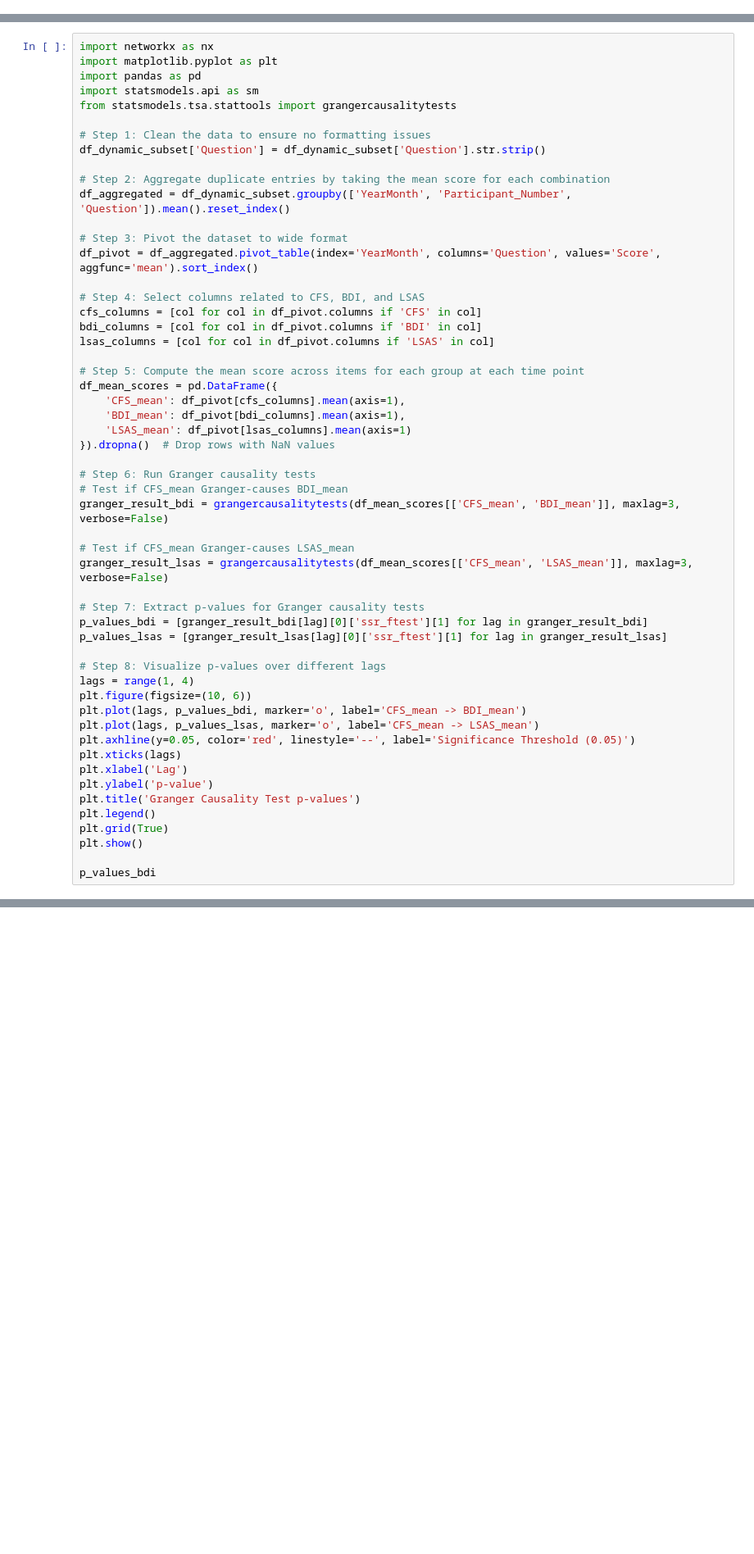
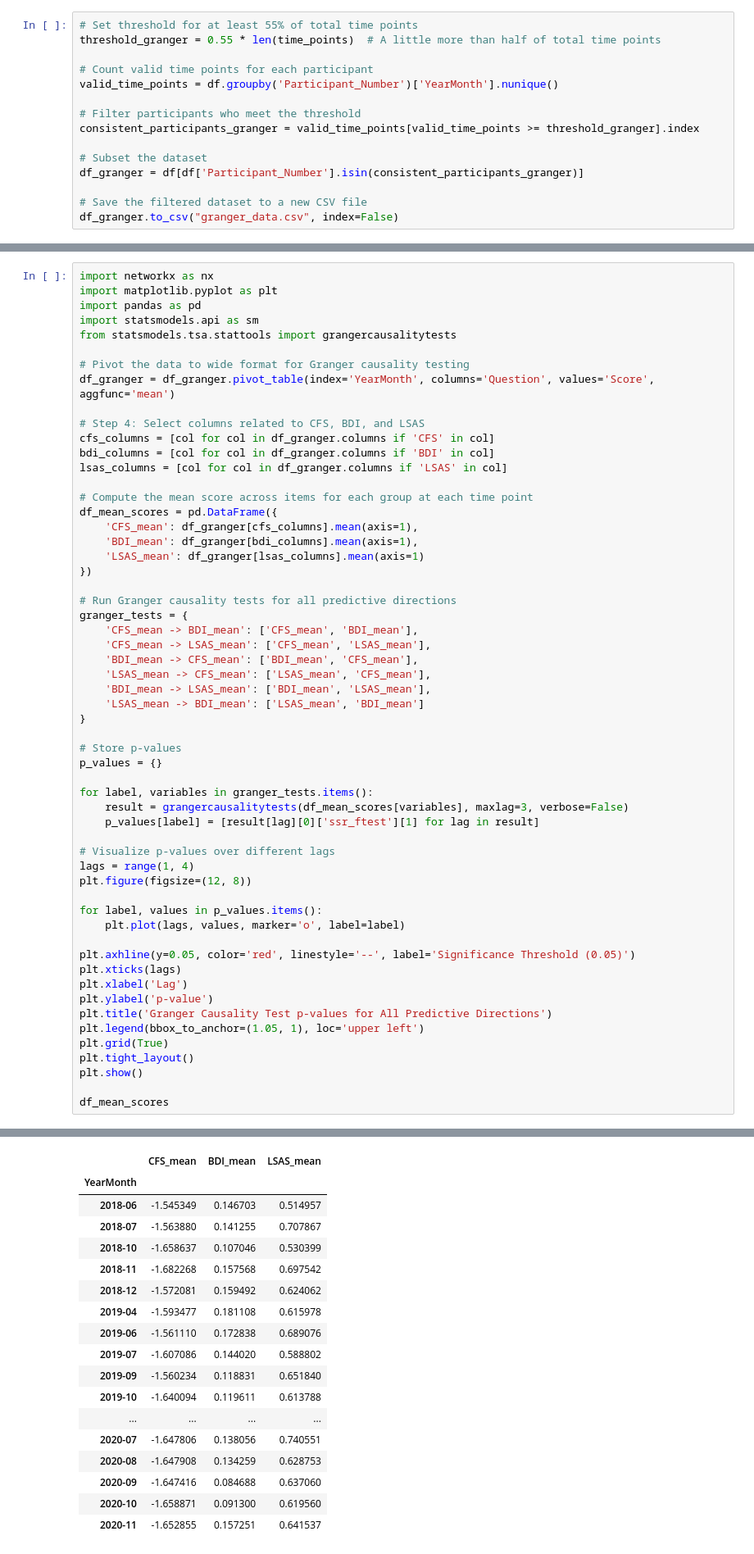
Before and after one commit to madisonlaprise/Senior_Thesis, a Jupyter notebook: Study2/Granger/Granger_Causality.ipynb, the cells around one changed output, grey strips where cells are left out. Shown at 82% size. Saved outputs shown, nothing was run; the diff lists cells and outputs as text; blank space fills up the shorter version.

```diff
--- a/Study2/Granger/Granger_Causality.ipynb
+++ b/Study2/Granger/Granger_Causality.ipynb
@@ -35,0 +127,15 @@ for time_point in time_points:
+# %%
+# Set threshold for at least 55% of total time points
+threshold_granger = 0.55 * len(time_points)  # A little more than half of total time points
+
+# Count valid time points for each participant
+valid_time_points = df.groupby('Participant_Number')['YearMonth'].nunique()
+
+# Filter participants who meet the threshold
+consistent_participants_granger = valid_time_points[valid_time_points >= threshold_granger].index
+
+# Subset the dataset
+df_granger = df[df['Participant_Number'].isin(consistent_participants_granger)]
+
+# Save the filtered dataset to a new CSV file
+df_granger.to_csv("granger_data.csv", index=False)
@@ -44,51 +164,54 @@ import pandas as pd
 import statsmodels.api as sm
 from statsmodels.tsa.stattools import grangercausalitytests
 
-# Step 1: Clean the data to ensure no formatting issues
-df_dynamic_subset['Question'] = df_dynamic_subset['Question'].str.strip()
-
-# Step 2: Aggregate duplicate entries by taking the mean score for each combination
-df_aggregated = df_dynamic_subset.groupby(['YearMonth', 'Participant_Number', 'Question']).mean().reset_index()
-
-# Step 3: Pivot the dataset to wide format
-df_pivot = df_aggregated.pivot_table(index='YearMonth', columns='Question', values='Score', aggfunc='mean').sort_index()
+# Pivot the data to wide format for Granger causality testing
+df_granger = df_granger.pivot_table(index='YearMonth', columns='Question', values='Score', aggfunc='mean')
 
 # Step 4: Select columns related to CFS, BDI, and LSAS
-cfs_columns = [col for col in df_pivot.columns if 'CFS' in col]
-bdi_columns = [col for col in df_pivot.columns if 'BDI' in col]
-lsas_columns = [col for col in df_pivot.columns if 'LSAS' in col]
+cfs_columns = [col for col in df_granger.columns if 'CFS' in col]
+bdi_columns = [col for col in df_granger.columns if 'BDI' in col]
+lsas_columns = [col for col in df_granger.columns if 'LSAS' in col]
 
-# Step 5: Compute the mean score across items for each group at each time point
+# Compute the mean score across items for each group at each time point
 df_mean_scores = pd.DataFrame({
-    'CFS_mean': df_pivot[cfs_columns].mean(axis=1),
-    'BDI_mean': df_pivot[bdi_columns].mean(axis=1),
-    'LSAS_mean': df_pivot[lsas_columns].mean(axis=1)
-}).dropna()  # Drop rows with NaN values
+    'CFS_mean': df_granger[cfs_columns].mean(axis=1),
+    'BDI_mean': df_granger[bdi_columns].mean(axis=1),
+    'LSAS_mean': df_granger[lsas_columns].mean(axis=1)
+})
 
-# Step 6: Run Granger causality tests
-# Test if CFS_mean Granger-causes BDI_mean
-granger_result_bdi = grangercausalitytests(df_mean_scores[['CFS_mean', 'BDI_mean']], maxlag=3, verbose=False)
+# Run Granger causality tests for all predictive directions
+granger_tests = {
+    'CFS_mean -> BDI_mean': ['CFS_mean', 'BDI_mean'],
+    'CFS_mean -> LSAS_mean': ['CFS_mean', 'LSAS_mean'],
+    'BDI_mean -> CFS_mean': ['BDI_mean', 'CFS_mean'],
+    'LSAS_mean -> CFS_mean': ['LSAS_mean', 'CFS_mean'],
+    'BDI_mean -> LSAS_mean': ['BDI_mean', 'LSAS_mean'],
+    'LSAS_mean -> BDI_mean': ['LSAS_mean', 'BDI_mean']
+}
 
-# Test if CFS_mean Granger-causes LSAS_mean
-granger_result_lsas = grangercausalitytests(df_mean_scores[['CFS_mean', 'LSAS_mean']], maxlag=3, verbose=False)
+# Store p-values
+p_values = {}
 
-# Step 7: Extract p-values for Granger causality tests
-p_values_bdi = [granger_result_bdi[lag][0]['ssr_ftest'][1] for lag in granger_result_bdi]
-p_values_lsas = [granger_result_lsas[lag][0]['ssr_ftest'][1] for lag in granger_result_lsas]
+for label, variables in granger_tests.items():
+    result = grangercausalitytests(df_mean_scores[variables], maxlag=3, verbose=False)
+    p_values[label] = [result[lag][0]['ssr_ftest'][1] for lag in result]
 
-# Step 8: Visualize p-values over different lags
+# Visualize p-values over different lags
 lags = range(1, 4)
-plt.figure(figsize=(10, 6))
-plt.plot(lags, p_values_bdi, marker='o', label='CFS_mean -> BDI_mean')
-plt.plot(lags, p_values_lsas, marker='o', label='CFS_mean -> LSAS_mean')
+plt.figure(figsize=(12, 8))
+
+for label, values in p_values.items():
+    plt.plot(lags, values, marker='o', label=label)
+
 plt.axhline(y=0.05, color='red', linestyle='--', label='Significance Threshold (0.05)')
 plt.xticks(lags)
 plt.xlabel('Lag')
 plt.ylabel('p-value')
-plt.title('Granger Causality Test p-values')
-plt.legend()
+plt.title('Granger Causality Test p-values for All Predictive Directions')
+plt.legend(bbox_to_anchor=(1.05, 1), loc='upper left')
 plt.grid(True)
+plt.tight_layout()
 plt.show()
 
-p_values_bdi
+df_mean_scores
 # %% [output]
@@ -99,0 +219,18 @@ verbose is deprecated since functions should not print results
+|  | CFS_mean | BDI_mean | LSAS_mean |
+| YearMonth |  |  |  |
+| 2018-06 | -1.545349 | 0.146703 | 0.514957 |
+| 2018-07 | -1.563880 | 0.141255 | 0.707867 |
+| 2018-10 | -1.658637 | 0.107046 | 0.530399 |
+| 2018-11 | -1.682268 | 0.157568 | 0.697542 |
+| 2018-12 | -1.572081 | 0.159492 | 0.624062 |
+| 2019-04 | -1.593477 | 0.181108 | 0.615978 |
+| 2019-06 | -1.561110 | 0.172838 | 0.689076 |
+| 2019-07 | -1.607086 | 0.144020 | 0.588802 |
+| 2019-09 | -1.560234 | 0.118831 | 0.651840 |
+| 2019-10 | -1.640094 | 0.119611 | 0.613788 |
+| ... | ... | ... | ... |
+| 2020-07 | -1.647806 | 0.138056 | 0.740551 |
+| 2020-08 | -1.647908 | 0.134259 | 0.628753 |
+| 2020-09 | -1.647416 | 0.084688 | 0.637060 |
+| 2020-10 | -1.658871 | 0.091300 | 0.619560 |
+| 2020-11 | -1.652855 | 0.157251 | 0.641537 |
```
Also changed, not shown: parts of 15 cells of this notebook, 3 other files.
